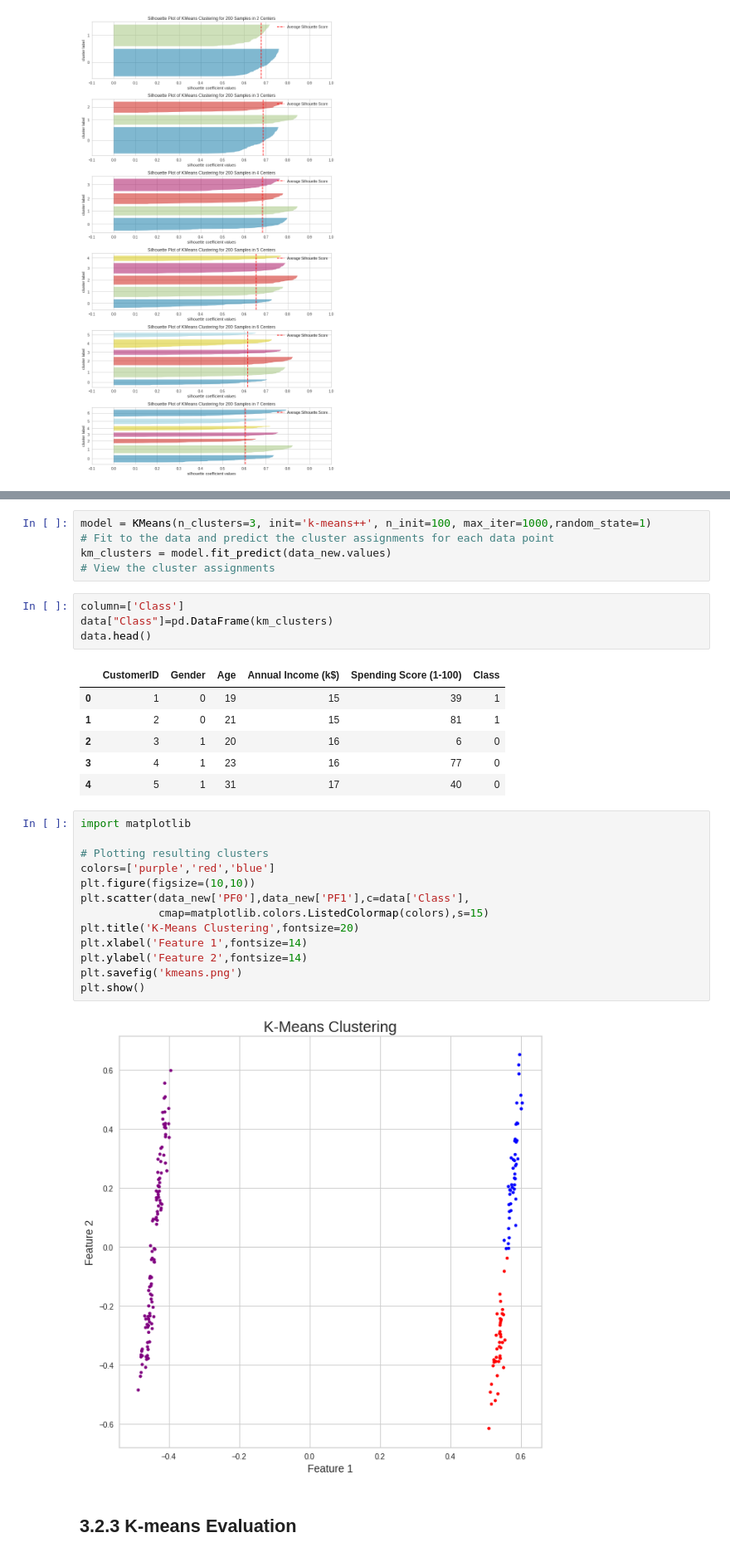
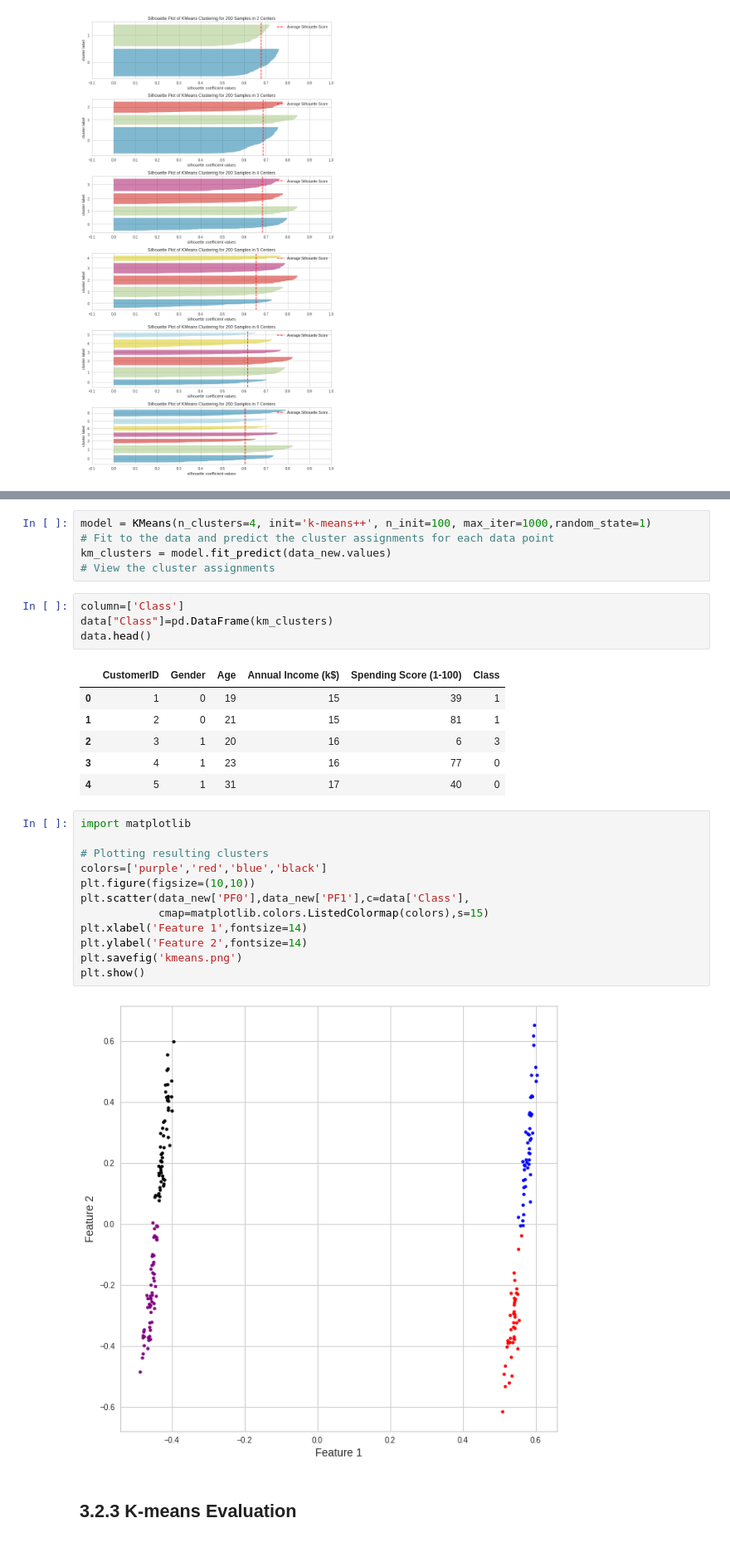
Before and after one commit to Success-Vera/business_use_case-customer_segmentation, a Jupyter notebook: customer_segmentation.ipynb, the cells around one changed output, grey strips where cells are left out. Shown: that part at 83% size. Cells and saved outputs as stored; diff of their text form.

```diff
--- a/customer_segmentation.ipynb
+++ b/customer_segmentation.ipynb
@@ -220,5 +219,5 @@ The line from the Sihoutte plot tells the average silhouette scores of all the c
 # %%
-model = KMeans(n_clusters=3, init='k-means++', n_init=100, max_iter=1000,random_state=1)
+model = KMeans(n_clusters=4, init='k-means++', n_init=100, max_iter=1000,random_state=1)
 # Fit to the data and predict the cluster assignments for each data point
 km_clusters = model.fit_predict(data_new.values)
 # View the cluster assignments
@@ -230,24 +229,23 @@ data.head()
 |  | CustomerID | Gender | Age | Annual Income (k$) | Spending Score (1-100) | Class |
 | 0 | 1 | 0 | 19 | 15 | 39 | 1 |
 | 1 | 2 | 0 | 21 | 15 | 81 | 1 |
-| 2 | 3 | 1 | 20 | 16 | 6 | 0 |
+| 2 | 3 | 1 | 20 | 16 | 6 | 3 |
 | 3 | 4 | 1 | 23 | 16 | 77 | 0 |
 | 4 | 5 | 1 | 31 | 17 | 40 | 0 |
 # %%
 import matplotlib
 
 # Plotting resulting clusters
-colors=['purple','red','blue']
+colors=['purple','red','blue','black']
 plt.figure(figsize=(10,10))
 plt.scatter(data_new['PF0'],data_new['PF1'],c=data['Class'],
             cmap=matplotlib.colors.ListedColormap(colors),s=15)
-plt.title('K-Means Clustering',fontsize=20)
 plt.xlabel('Feature 1',fontsize=14)
 plt.ylabel('Feature 2',fontsize=14)
 plt.savefig('kmeans.png')
 plt.show()
 # %% [output]
-[figure, old version]
+[figure, new version]
 # %% [markdown]
 ## 3.2.3 K-means Evaluation
 # %% [markdown]
```
Also changed, not shown: parts of 18 cells of this notebook, 2 other files.
